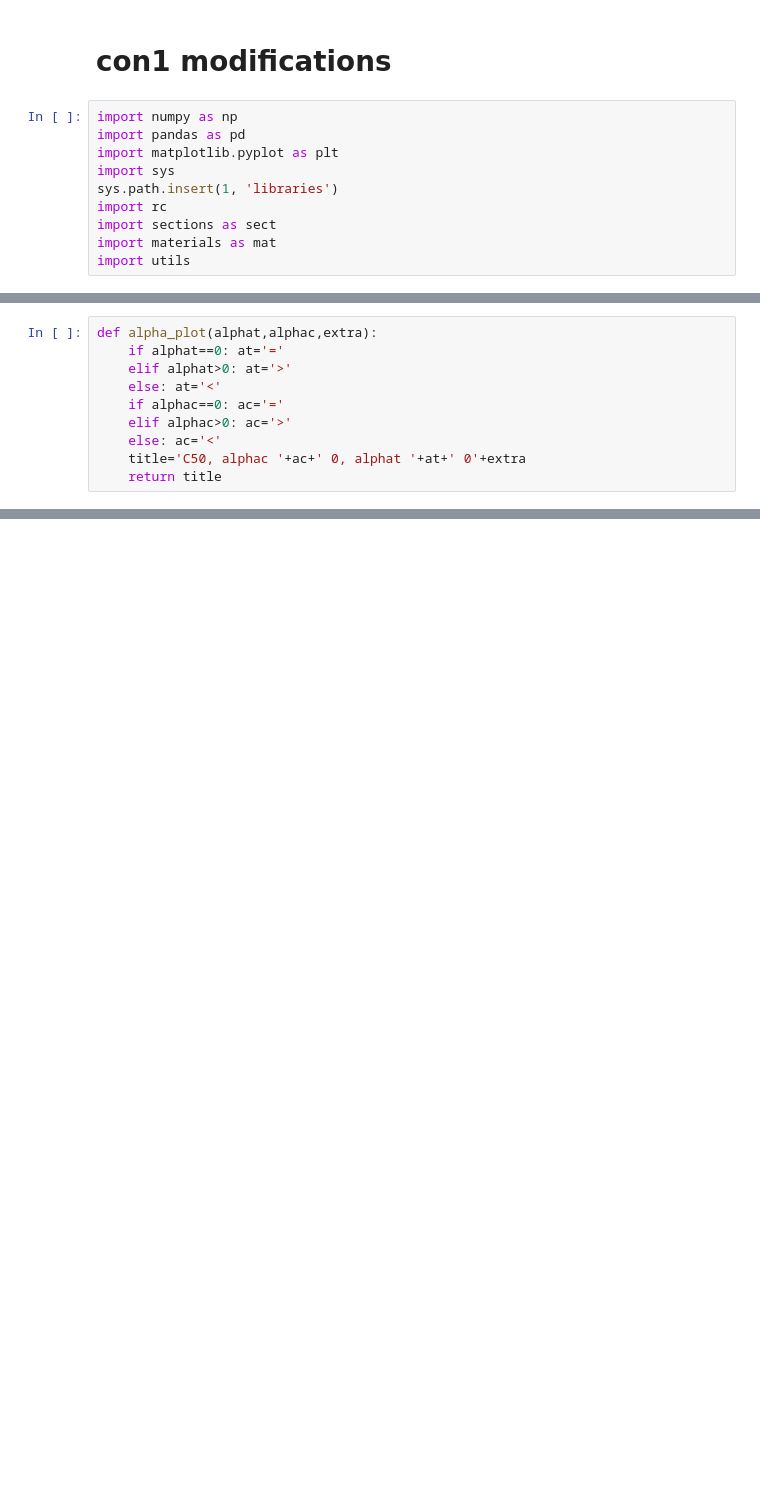
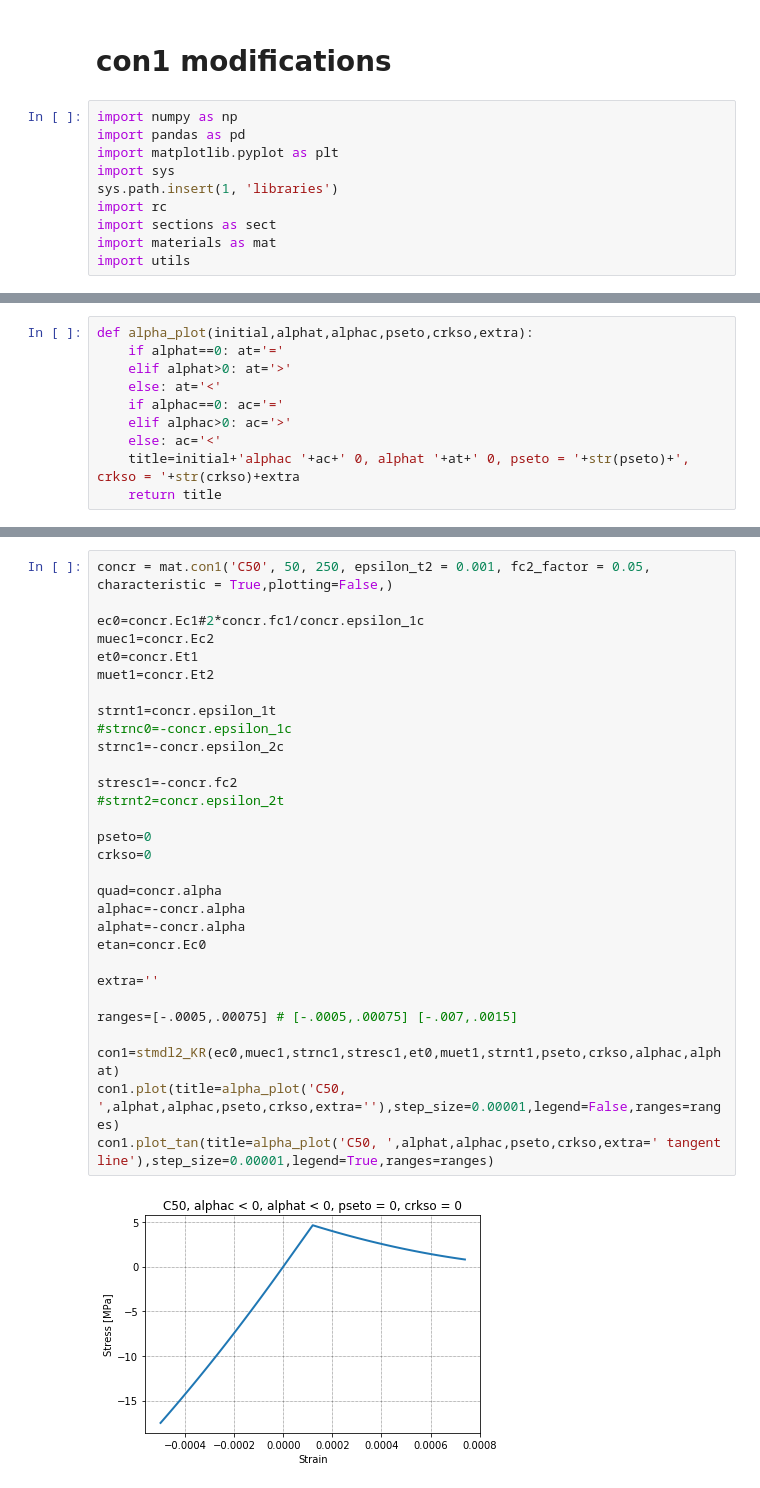
Before and after one commit to riedelx/PyFEA, a Jupyter notebook: con1_modifications.ipynb, the cells around one changed output, grey strips where cells are left out. Cells and saved outputs as stored; diff of their text form; blank space fills up the shorter version.

```diff
--- a/con1_modifications.ipynb
+++ b/con1_modifications.ipynb
@@ -27,12 +27,12 @@ def plotStress(self,curve,title="",lbl="",xlim=(None,None),ylim=(None,None),plot
 # %%
-def alpha_plot(alphat,alphac,extra):
+def alpha_plot(initial,alphat,alphac,pseto,crkso,extra):
     if alphat==0: at='='
     elif alphat>0: at='>'
     else: at='<'
     if alphac==0: ac='='
     elif alphac>0: ac='>'
     else: ac='<'
-    title='C50, alphac '+ac+' 0, alphat '+at+' 0'+extra
+    title=initial+'alphac '+ac+' 0, alphat '+at+' 0, pseto = '+str(pseto)+', crkso = '+str(crkso)+extra
     return title
 # %%
 class stmdl2_KR:
@@ -278,0 +312,32 @@ class stmdl2_KR:
+# %%
+concr = mat.con1('C50', 50, 250, epsilon_t2 = 0.001, fc2_factor = 0.05, characteristic = True,plotting=False,)
+
+ec0=concr.Ec1#2*concr.fc1/concr.epsilon_1c
+muec1=concr.Ec2
+et0=concr.Et1
+muet1=concr.Et2
+
+strnt1=concr.epsilon_1t
+#strnc0=-concr.epsilon_1c
+strnc1=-concr.epsilon_2c
+
+stresc1=-concr.fc2
+#strnt2=concr.epsilon_2t
+
+pseto=0
+crkso=0
+
+quad=concr.alpha
+alphac=-concr.alpha
+alphat=-concr.alpha
+etan=concr.Ec0
+
+extra=''
+
+ranges=[-.0005,.00075] # [-.0005,.00075] [-.007,.0015]
+
+con1=stmdl2_KR(ec0,muec1,strnc1,stresc1,et0,muet1,strnt1,pseto,crkso,alphac,alphat)
+con1.plot(title=alpha_plot('C50, ',alphat,alphac,pseto,crkso,extra=''),step_size=0.00001,legend=False,ranges=ranges)
+con1.plot_tan(title=alpha_plot('C50, ',alphat,alphac,pseto,crkso,extra=' tangent line'),step_size=0.00001,legend=True,ranges=ranges)
+# %% [output]
+[figure, added]
```
Also changed, not shown: parts of 16 cells of this notebook.
